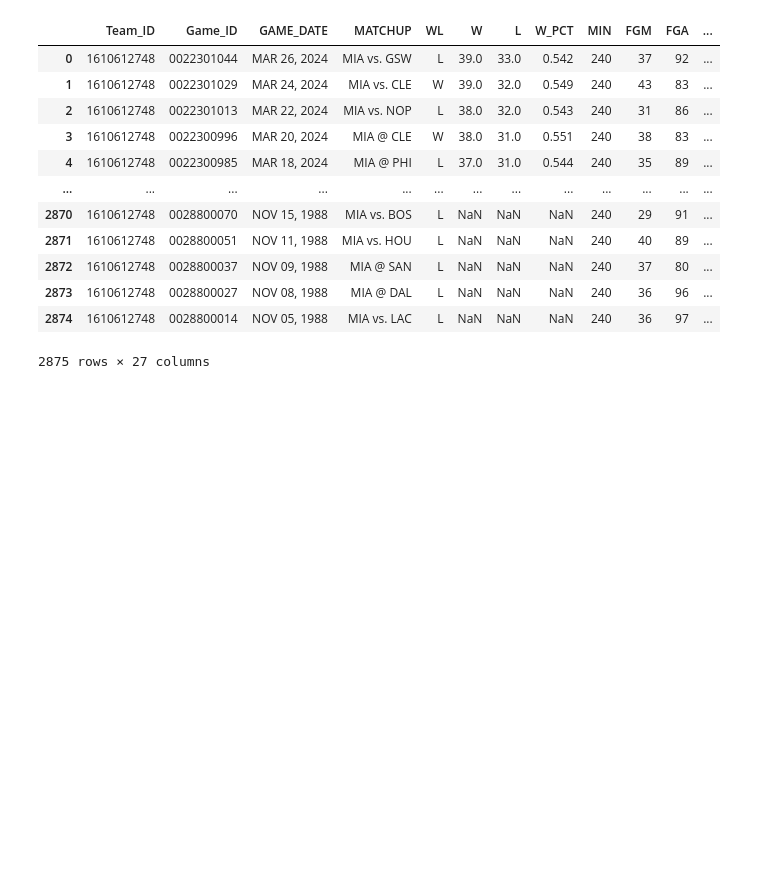
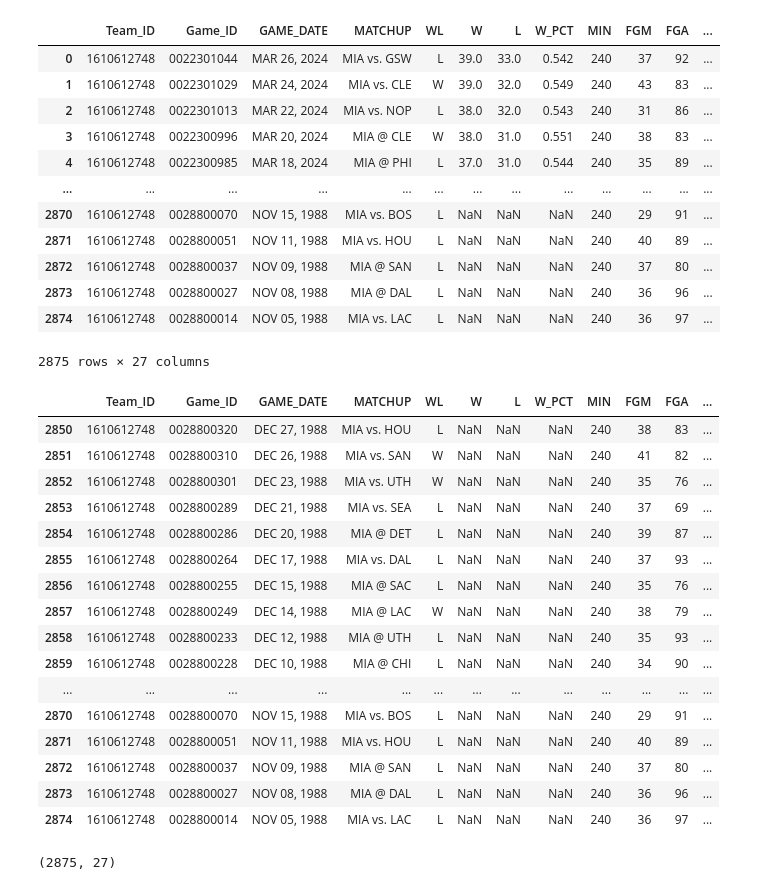
Before and after one commit to cbxiii/nba_team_analysis, a Jupyter notebook: analysis.ipynb, the cells around one changed output. Saved outputs shown, nothing was run; the diff lists cells and outputs as text; code cells hidden in the pictures; blank space fills up the shorter version.

```diff
--- a/analysis.ipynb
+++ b/analysis.ipynb
@@ -91,3 +91,27 @@ df
 | 2873 | 1610612748 | 0028800027 | NOV 08, 1988 | MIA @ DAL | L | NaN | NaN | NaN | 240 | 36 | 96 | ... |
 | 2874 | 1610612748 | 0028800014 | NOV 05, 1988 | MIA vs. LAC | L | NaN | NaN | NaN | 240 | 36 | 97 | ... |
 2875 rows × 27 columns
+# %%
+df.tail(25)
+# %% [output]
+|  | Team_ID | Game_ID | GAME_DATE | MATCHUP | WL | W | L | W_PCT | MIN | FGM | FGA | ... |
+| 2850 | 1610612748 | 0028800320 | DEC 27, 1988 | MIA vs. HOU | L | NaN | NaN | NaN | 240 | 38 | 83 | ... |
+| 2851 | 1610612748 | 0028800310 | DEC 26, 1988 | MIA vs. SAN | W | NaN | NaN | NaN | 240 | 41 | 82 | ... |
+| 2852 | 1610612748 | 0028800301 | DEC 23, 1988 | MIA vs. UTH | W | NaN | NaN | NaN | 240 | 35 | 76 | ... |
+| 2853 | 1610612748 | 0028800289 | DEC 21, 1988 | MIA vs. SEA | L | NaN | NaN | NaN | 240 | 37 | 69 | ... |
+| 2854 | 1610612748 | 0028800286 | DEC 20, 1988 | MIA @ DET | L | NaN | NaN | NaN | 240 | 39 | 87 | ... |
+| 2855 | 1610612748 | 0028800264 | DEC 17, 1988 | MIA vs. DAL | L | NaN | NaN | NaN | 240 | 37 | 93 | ... |
+| 2856 | 1610612748 | 0028800255 | DEC 15, 1988 | MIA @ SAC | L | NaN | NaN | NaN | 240 | 35 | 76 | ... |
+| 2857 | 1610612748 | 0028800249 | DEC 14, 1988 | MIA @ LAC | W | NaN | NaN | NaN | 240 | 38 | 79 | ... |
+| 2858 | 1610612748 | 0028800233 | DEC 12, 1988 | MIA @ UTH | L | NaN | NaN | NaN | 240 | 35 | 93 | ... |
+| 2859 | 1610612748 | 0028800228 | DEC 10, 1988 | MIA @ CHI | L | NaN | NaN | NaN | 240 | 34 | 90 | ... |
+| ... | ... | ... | ... | ... | ... | ... | ... | ... | ... | ... | ... | ... |
+| 2870 | 1610612748 | 0028800070 | NOV 15, 1988 | MIA vs. BOS | L | NaN | NaN | NaN | 240 | 29 | 91 | ... |
+| 2871 | 1610612748 | 0028800051 | NOV 11, 1988 | MIA vs. HOU | L | NaN | NaN | NaN | 240 | 40 | 89 | ... |
+| 2872 | 1610612748 | 0028800037 | NOV 09, 1988 | MIA @ SAN | L | NaN | NaN | NaN | 240 | 37 | 80 | ... |
+| 2873 | 1610612748 | 0028800027 | NOV 08, 1988 | MIA @ DAL | L | NaN | NaN | NaN | 240 | 36 | 96 | ... |
+| 2874 | 1610612748 | 0028800014 | NOV 05, 1988 | MIA vs. LAC | L | NaN | NaN | NaN | 240 | 36 | 97 | ... |
+# %%
+df.shape
+# %% [output]
+(2875, 27)
```
Also changed, not shown: parts of 10 cells of this notebook.
